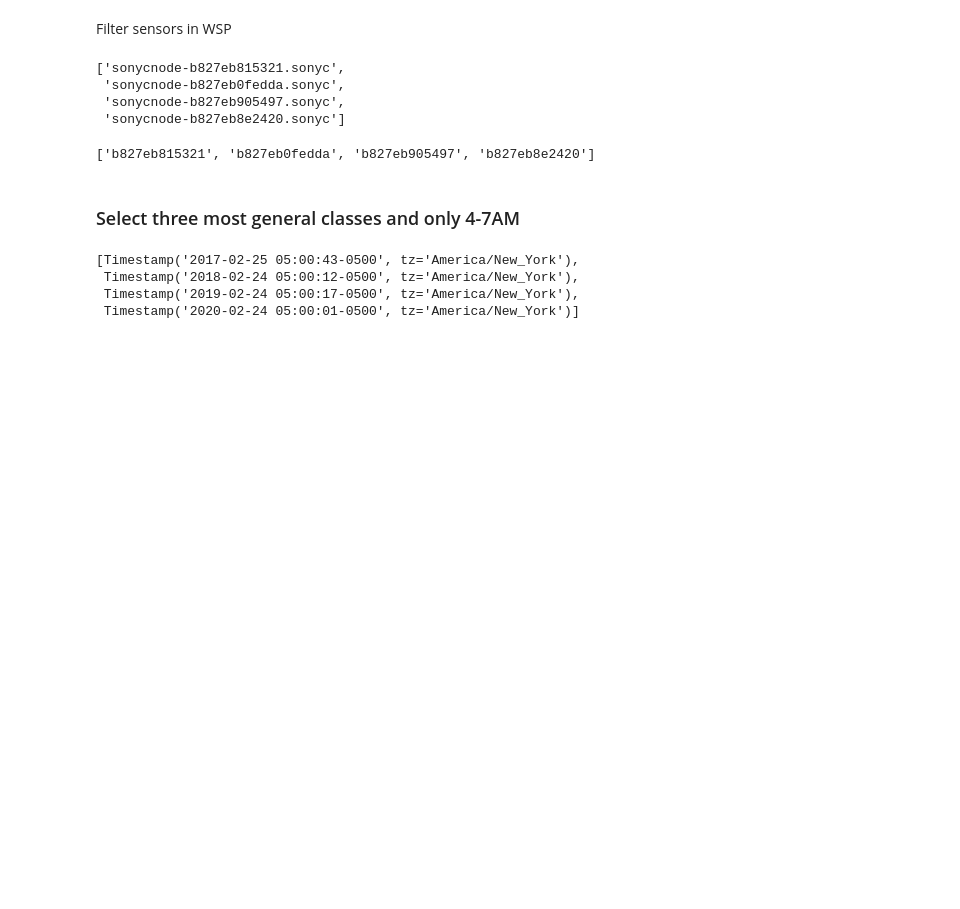
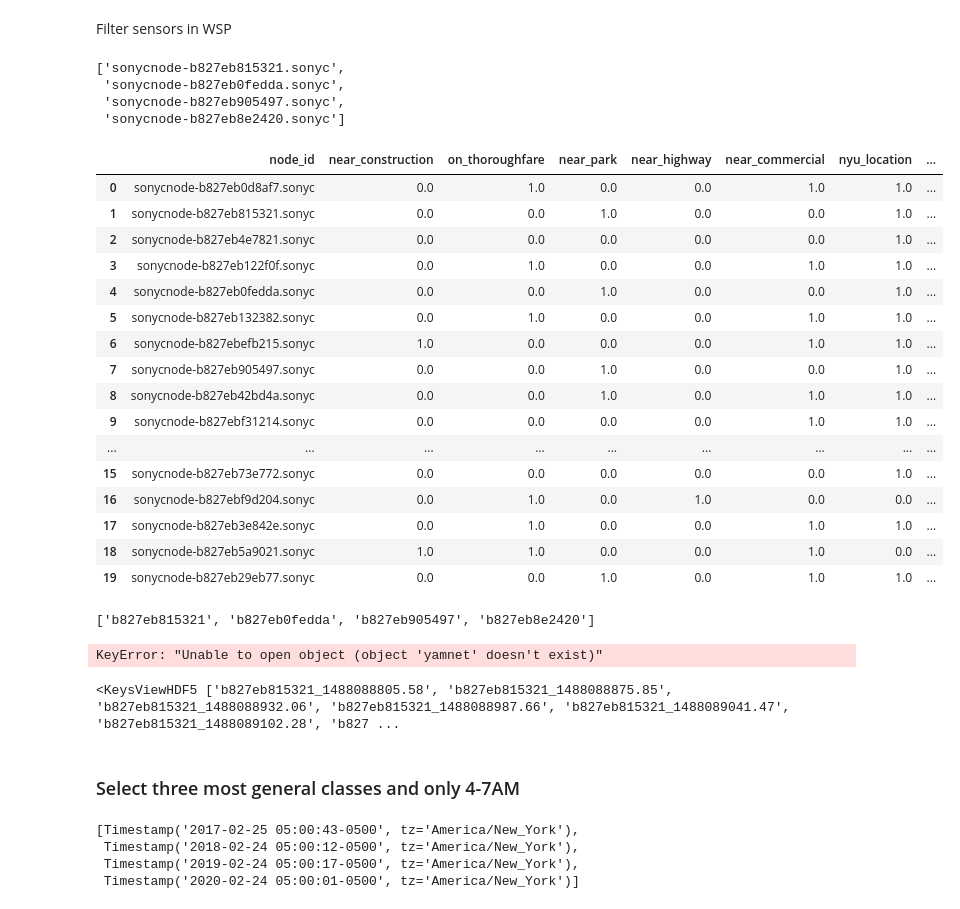
Before and after one commit to mt4426/Project, a Jupyter notebook: birds_analysis.ipynb, the cells around one changed output. Saved outputs shown, nothing was run; the diff lists cells and outputs as text; code cells hidden in the pictures; blank space fills up the shorter version.

```diff
--- a/birds_analysis.ipynb
+++ b/birds_analysis.ipynb
@@ -54,7 +80,7 @@ important_dates = {
 # %% [markdown]
 Filter sensors in WSP
 # %%
-node_info = pd.read_csv(NODE_INFOPATH)
+node_info = pd.read_csv(NODE_INFOPATH).fillna(0)
 near_park = node_info[node_info['near_park']==True]
 near_park_list = [s for s in near_park[near_park['address'].str.contains('Washington')]['node_id']]
 near_park_list
@@ -63,4 +89,24 @@ near_park_list
  'sonycnode-b827eb0fedda.sonyc',
  'sonycnode-b827eb905497.sonyc',
  'sonycnode-b827eb8e2420.sonyc']
+# %%
+node_info
+# %% [output]
+|  | node_id | near_construction | on_thoroughfare | near_park | near_highway | near_commercial | nyu_location | ... |
+| 0 | sonycnode-b827eb0d8af7.sonyc | 0.0 | 1.0 | 0.0 | 0.0 | 1.0 | 1.0 | ... |
+| 1 | sonycnode-b827eb815321.sonyc | 0.0 | 0.0 | 1.0 | 0.0 | 0.0 | 1.0 | ... |
+| 2 | sonycnode-b827eb4e7821.sonyc | 0.0 | 0.0 | 0.0 | 0.0 | 0.0 | 1.0 | ... |
+| 3 | sonycnode-b827eb122f0f.sonyc | 0.0 | 1.0 | 0.0 | 0.0 | 1.0 | 1.0 | ... |
+| 4 | sonycnode-b827eb0fedda.sonyc | 0.0 | 0.0 | 1.0 | 0.0 | 0.0 | 1.0 | ... |
+| 5 | sonycnode-b827eb132382.sonyc | 0.0 | 1.0 | 0.0 | 0.0 | 1.0 | 1.0 | ... |
+| 6 | sonycnode-b827ebefb215.sonyc | 1.0 | 0.0 | 0.0 | 0.0 | 1.0 | 1.0 | ... |
+| 7 | sonycnode-b827eb905497.sonyc | 0.0 | 0.0 | 1.0 | 0.0 | 0.0 | 1.0 | ... |
+| 8 | sonycnode-b827eb42bd4a.sonyc | 0.0 | 0.0 | 1.0 | 0.0 | 1.0 | 1.0 | ... |
+| 9 | sonycnode-b827ebf31214.sonyc | 0.0 | 0.0 | 0.0 | 0.0 | 1.0 | 1.0 | ... |
+| ... | ... | ... | ... | ... | ... | ... | ... | ... |
+| 15 | sonycnode-b827eb73e772.sonyc | 0.0 | 0.0 | 0.0 | 0.0 | 0.0 | 1.0 | ... |
+| 16 | sonycnode-b827ebf9d204.sonyc | 0.0 | 1.0 | 0.0 | 1.0 | 0.0 | 0.0 | ... |
+| 17 | sonycnode-b827eb3e842e.sonyc | 0.0 | 1.0 | 0.0 | 0.0 | 1.0 | 1.0 | ... |
+| 18 | sonycnode-b827eb5a9021.sonyc | 1.0 | 1.0 | 0.0 | 0.0 | 1.0 | 0.0 | ... |
+| 19 | sonycnode-b827eb29eb77.sonyc | 0.0 | 0.0 | 1.0 | 0.0 | 1.0 | 1.0 | ... |
 # %%
@@ -74,11 +120,14 @@ sensors_wsp
 ['b827eb815321', 'b827eb0fedda', 'b827eb905497', 'b827eb8e2420']
 # %%
 # Load all sensors in WSP
+# b827eb0d8af7_yamnet-pred.h5
 dfs = []
 for sensor in tqdm(sensors_wsp):
-    h5 = h5py.File(f"{sensor}.h5", 'r')
+    h5 = h5py.File(os.path.join(AUDIO_DATAPATH, f"{sensor}_yamnet-pred.h5"), 'r')
     d = h5['yamnet']
+    #d=h5
     _df = pd.DataFrame.from_dict(dict([(c, d[c]) for c in d.dtype.fields]))
+    #_df = pd.DataFrame.from_dict(dict([(c, d[c]) for c in d.keys()]))
     _df = _df.groupby(['timestamp', 'filename']).mean().reset_index()
     _df['sensor_id'] = sensor
     timestamps = np.char.array(_df['timestamp'].values)
@@ -108,6 +157,12 @@ for sensor in tqdm(sensors_wsp):
     dfs.append(_df)
 
 df = pd.concat(dfs, ignore_index=True)
+# %% [output]
+KeyError: "Unable to open object (object 'yamnet' doesn't exist)"
+# %%
+print(h5.keys())
+# %% [output]
+<KeysViewHDF5 ['b827eb815321_1488088805.58', 'b827eb815321_1488088875.85', 'b827eb815321_1488088932.06', 'b827eb815321_1488088987.66', 'b827eb815321_1488089041.47', 'b827eb815321_1488089102.28', 'b827 ...
 # %%
 df_bkp = df.copy()
 # %% [markdown]
```
Also changed, not shown: parts of 7 cells of this notebook, 2 other files.
